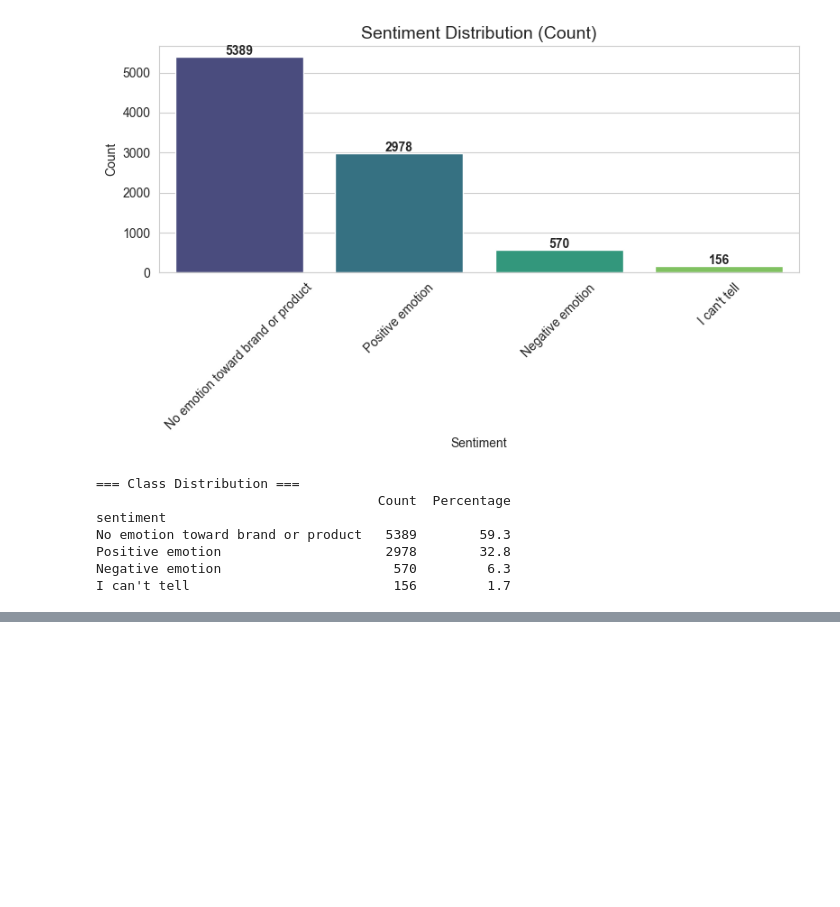
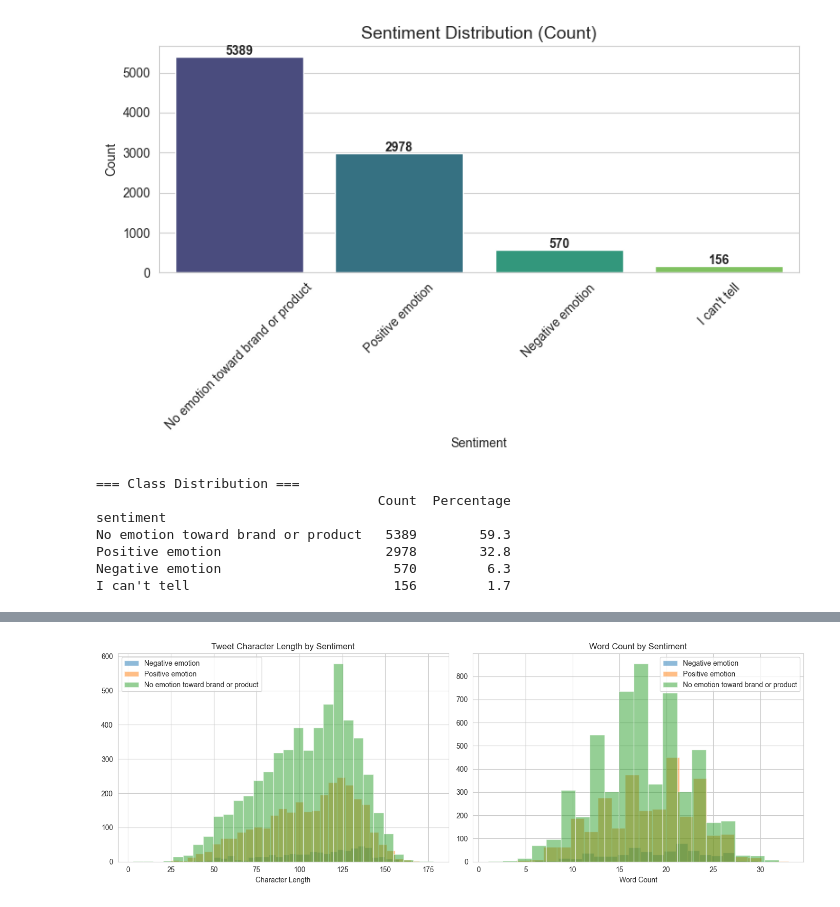
Before and after one commit to GATHIGIMUREITHI/Phase4_Group4_Project, a Jupyter notebook: index.ipynb, the cells around one changed output, grey strips where cells are left out. Cells and saved outputs as stored; diff of their text form; code cells hidden in the pictures; blank space fills up the shorter version.

```diff
--- a/index.ipynb
+++ b/index.ipynb
@@ -205,0 +221,9 @@ I can't tell                          156         1.7
+# %%
+# Drop "I can't tell" — annotator uncertainty, not a meaningful class
+cant_tell_count = df[df['sentiment'] == "I can't tell"].shape[0]
+print(f'Removing {cant_tell_count} "I can\'t tell" rows '
+      f'({cant_tell_count/len(df)*100:.1f}%)')
+
+df = df[df['sentiment'] != "I can't tell"].copy()
+print(f'Dataset after removal: {df.shape[0]} rows')
+print(f'\nRemaining sentiment distribution:\n{df["sentiment"].value_counts()}')
@@ -205,0 +240,17 @@ I can't tell                          156         1.7
+# %%
+# Descriptive statistics for text properties
+df['tweet_length'] = df['tweet_text'].astype(str).str.len()
+df['word_count'] = df['tweet_text'].astype(str).str.split().str.len()
+
+print('=== Descriptive Statistics: Tweet Text Properties ===\n')
+text_stats = df.groupby('sentiment')[['tweet_length', 'word_count']].agg(
+    ['count', 'mean', 'std', 'min', 'median', 'max']
+).round(1)
+print(text_stats)
+
+print(f'\n=== Overall Statistics ===')
+print(f'Total tweets:          {len(df)}')
+print(f'Mean tweet length:     {df["tweet_length"].mean():.1f} characters')
+print(f'Mean word count:       {df["word_count"].mean():.1f} words')
+print(f'Median tweet length:   {df["tweet_length"].median():.1f} characters')
+print(f'Median word count:     {df["word_count"].median():.1f} words')
@@ -205,0 +275,17 @@ I can't tell                          156         1.7
+# %%
+fig, axes = plt.subplots(1, 2, figsize=(14, 5))
+for sentiment in df['sentiment'].unique():
+    subset = df[df['sentiment'] == sentiment]
+    axes[0].hist(subset['tweet_length'], alpha=0.5, label=sentiment, bins=30)
+    axes[1].hist(subset['word_count'], alpha=0.5, label=sentiment, bins=20)
+
+axes[0].set_title('Tweet Character Length by Sentiment')
+axes[0].set_xlabel('Character Length')
+axes[0].legend()
+axes[1].set_title('Word Count by Sentiment')
+axes[1].set_xlabel('Word Count')
+axes[1].legend()
+plt.tight_layout()
+plt.show()
+# %% [output]
+[figure, added]
```
Also changed, not shown: parts of 3 cells of this notebook.
